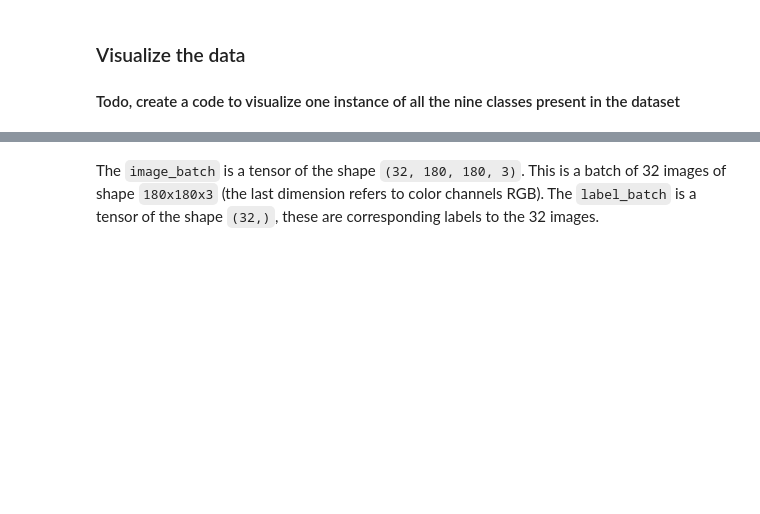
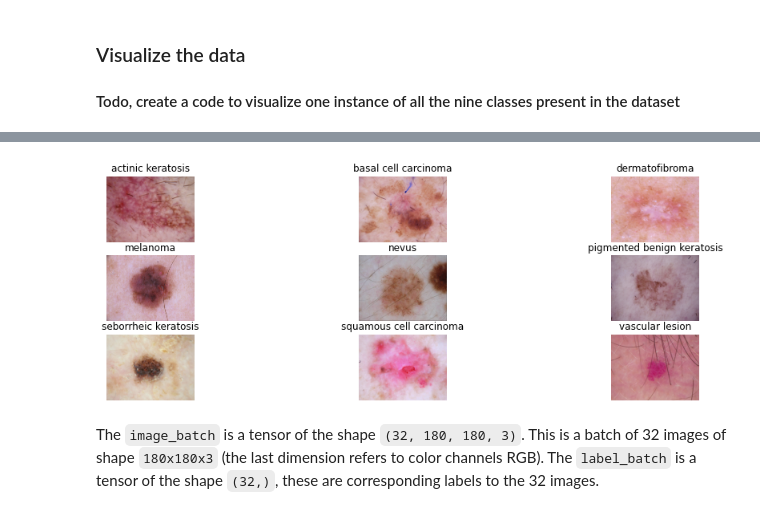
Before and after one commit to subhabrata-ghosh-1988/skin-cancer-detection, a Jupyter notebook: subhabrata_ghosh_nn.ipynb, the cells around one changed output, grey strips where cells are left out. Saved outputs shown, nothing was run; the diff lists cells and outputs as text; code cells hidden in the pictures; blank space fills up the shorter version.

Commit message:
Adding the visualization for the classes

```diff
--- a/subhabrata_ghosh_nn.ipynb
+++ b/subhabrata_ghosh_nn.ipynb
@@ -121,3 +97,29 @@ KeyboardInterrupt: ignored
+# %%
+from os import listdir
+from os.path import join
+import matplotlib.image as mpimg
+import matplotlib.pyplot as plt
+
+### your code goes here, you can use training or validation data to visualize
+%matplotlib inline
+image_indexes = [0]
+selected_image_file_paths = dict()
+for classification in class_names:
+    image_directory = join(data_dir_train, classification)
+    image_file_names = listdir(image_directory)
+    selected_image_file_paths[classification] = [join(image_directory, image_file_names[i]) for i in image_indexes]
+
+number_classes = len(class_names)
+plt.figure(figsize=(16,16))
+for i,classification in enumerate(class_names):
+    for j,image in enumerate(selected_image_file_paths[classification]):
+        image_number = (i * len(image_indexes)) + j + 1
+        ax = plt.subplot(number_classes,3,image_number)
+        plt.title(classification)
+        plt.axis("off")
+        plt.imshow(mpimg.imread(image))
+# %% [output]
+[figure, added]
 # %% [markdown]
 The `image_batch` is a tensor of the shape `(32, 180, 180, 3)`. This is a batch of 32 images of shape `180x180x3` (the last dimension refers to color channels RGB). The `label_batch` is a tensor of the shape `(32,)`, these are corresponding labels to the 32 images.
 # %% [markdown]
```
Also changed, not shown: parts of 1 cell of this notebook.
